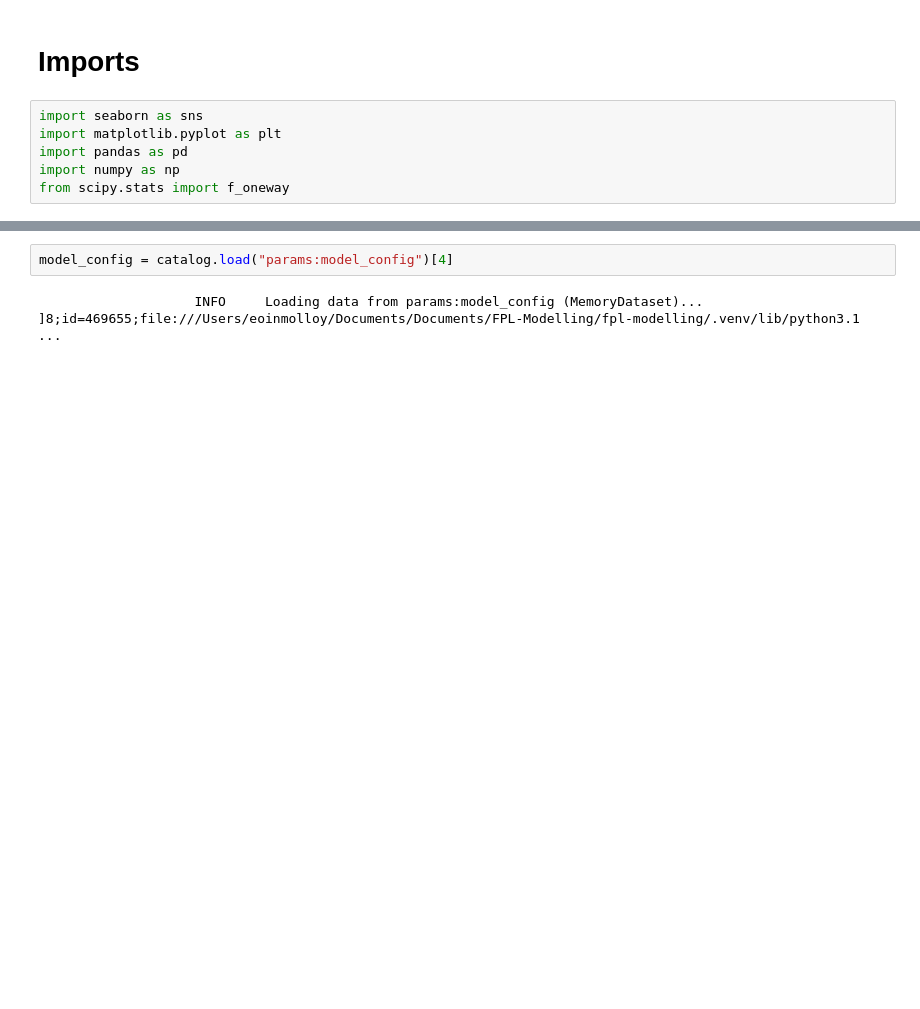
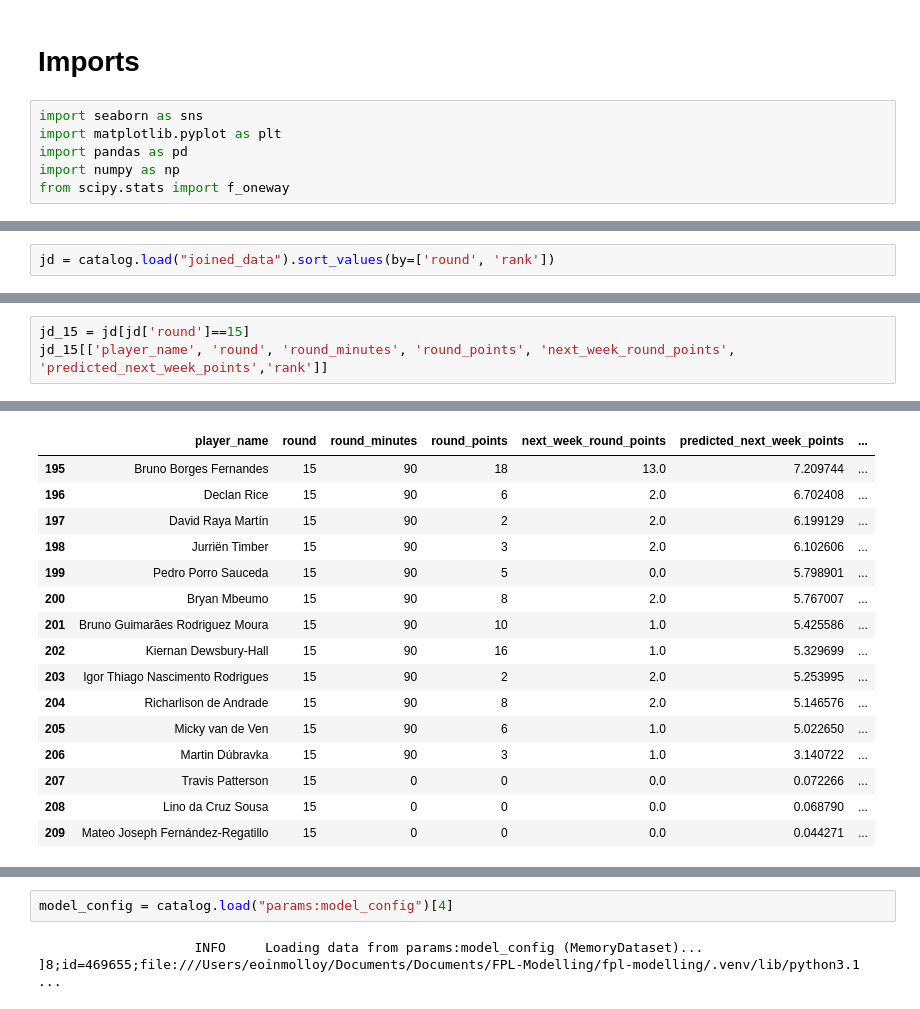
Before and after one commit to emolloy123/FPL-Modelling, a Jupyter notebook: fpl-modelling/notebooks/new_data_processing.ipynb, the cells around one changed output, grey strips where cells are left out. Saved outputs shown, nothing was run; the diff lists cells and outputs as text; blank space fills up the shorter version.

```diff
--- a/fpl-modelling/notebooks/new_data_processing.ipynb
+++ b/fpl-modelling/notebooks/new_data_processing.ipynb
@@ -50,0 +72,2 @@ df
+# %%
+jd = catalog.load("joined_data").sort_values(by=['round', 'rank'])
@@ -50,0 +93,4 @@ df
+# %%
+jd_15 = jd[jd['round']==15]
+jd_15[['player_name', 'round', 'round_minutes', 'round_points', 'next_week_round_points', 'predicted_next_week_points','rank']]
+# %% [output]
@@ -50,0 +98,16 @@ df
+|  | player_name | round | round_minutes | round_points | next_week_round_points | predicted_next_week_points | ... |
+| 195 | Bruno Borges Fernandes | 15 | 90 | 18 | 13.0 | 7.209744 | ... |
+| 196 | Declan Rice | 15 | 90 | 6 | 2.0 | 6.702408 | ... |
+| 197 | David Raya Martín | 15 | 90 | 2 | 2.0 | 6.199129 | ... |
+| 198 | Jurriën Timber | 15 | 90 | 3 | 2.0 | 6.102606 | ... |
+| 199 | Pedro Porro Sauceda | 15 | 90 | 5 | 0.0 | 5.798901 | ... |
+| 200 | Bryan Mbeumo | 15 | 90 | 8 | 2.0 | 5.767007 | ... |
+| 201 | Bruno Guimarães Rodriguez Moura | 15 | 90 | 10 | 1.0 | 5.425586 | ... |
+| 202 | Kiernan Dewsbury-Hall | 15 | 90 | 16 | 1.0 | 5.329699 | ... |
+| 203 | Igor Thiago Nascimento Rodrigues | 15 | 90 | 2 | 2.0 | 5.253995 | ... |
+| 204 | Richarlison de Andrade | 15 | 90 | 8 | 2.0 | 5.146576 | ... |
+| 205 | Micky van de Ven | 15 | 90 | 6 | 1.0 | 5.022650 | ... |
+| 206 | Martin Dúbravka | 15 | 90 | 3 | 1.0 | 3.140722 | ... |
+| 207 | Travis Patterson | 15 | 0 | 0 | 0.0 | 0.072266 | ... |
+| 208 | Lino da Cruz Sousa | 15 | 0 | 0 | 0.0 | 0.068790 | ... |
+| 209 | Mateo Joseph Fernández-Regatillo | 15 | 0 | 0 | 0.0 | 0.044271 | ... |
```
Also changed, not shown: parts of 9 cells of this notebook, 12 other files.
